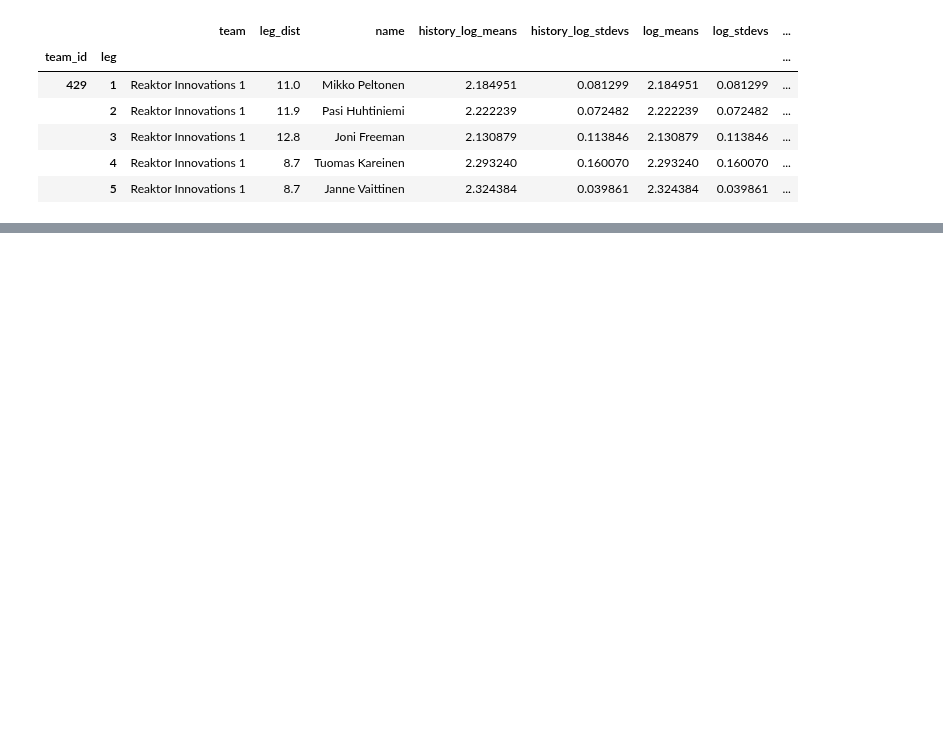
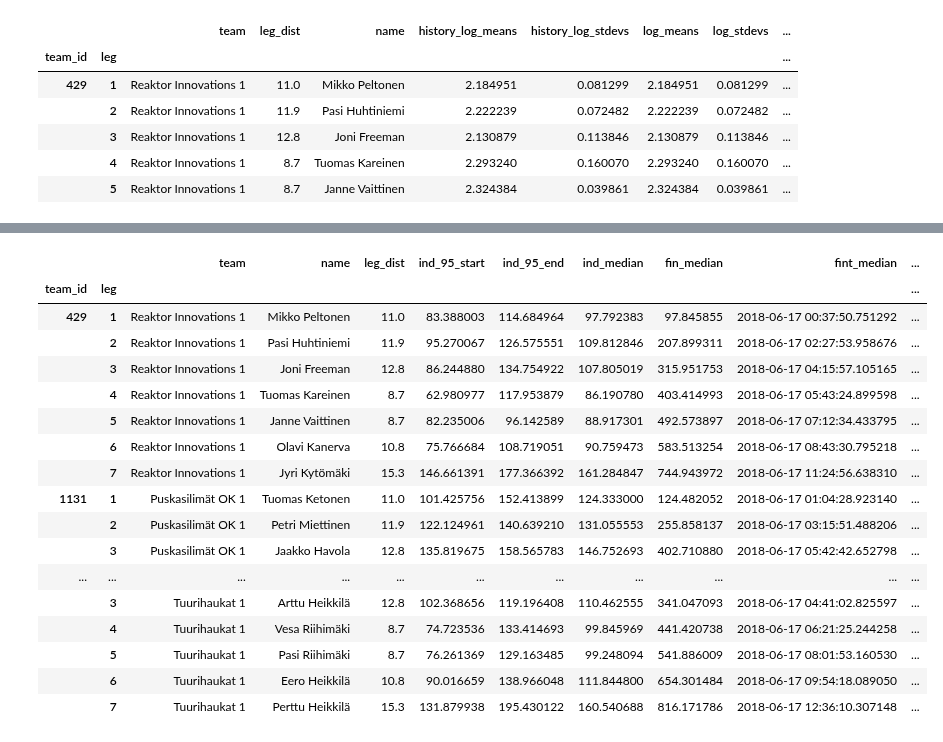
Before and after one commit to dins/jukola-xml-model, a Jupyter notebook: 2018-lognormal-estimates.ipynb, the cells around one changed output, grey strips where cells are left out. Cells and saved outputs as stored; diff of their text form; code cells hidden in the pictures; blank space fills up the shorter version.

```diff
--- a/2018-lognormal-estimates.ipynb
+++ b/2018-lognormal-estimates.ipynb
@@ -242,0 +273,30 @@ runner_estimates.to_csv('data/runner_estimates_ju2018.tsv', sep="\t")
+# %%
+runner_estimates[['team',
+ 'name',
+ 'leg_dist',
+ 'ind_95_start',
+ 'ind_95_end',
+ 'ind_median',
+ 'fin_median',
+ 'fint_median',
+ 'fint_start95',
+ 'fint_end95']]
+# %% [output]
+|  |  | team | name | leg_dist | ind_95_start | ind_95_end | ind_median | fin_median | fint_median | ... |
+| team_id | leg |  |  |  |  |  |  |  |  | ... |
+| 429 | 1 | Reaktor Innovations 1 | Mikko Peltonen | 11.0 | 83.388003 | 114.684964 | 97.792383 | 97.845855 | 2018-06-17 00:37:50.751292 | ... |
+|  | 2 | Reaktor Innovations 1 | Pasi Huhtiniemi | 11.9 | 95.270067 | 126.575551 | 109.812846 | 207.899311 | 2018-06-17 02:27:53.958676 | ... |
+|  | 3 | Reaktor Innovations 1 | Joni Freeman | 12.8 | 86.244880 | 134.754922 | 107.805019 | 315.951753 | 2018-06-17 04:15:57.105165 | ... |
+|  | 4 | Reaktor Innovations 1 | Tuomas Kareinen | 8.7 | 62.980977 | 117.953879 | 86.190780 | 403.414993 | 2018-06-17 05:43:24.899598 | ... |
+|  | 5 | Reaktor Innovations 1 | Janne Vaittinen | 8.7 | 82.235006 | 96.142589 | 88.917301 | 492.573897 | 2018-06-17 07:12:34.433795 | ... |
+|  | 6 | Reaktor Innovations 1 | Olavi Kanerva | 10.8 | 75.766684 | 108.719051 | 90.759473 | 583.513254 | 2018-06-17 08:43:30.795218 | ... |
+|  | 7 | Reaktor Innovations 1 | Jyri Kytömäki | 15.3 | 146.661391 | 177.366392 | 161.284847 | 744.943972 | 2018-06-17 11:24:56.638310 | ... |
+| 1131 | 1 | Puskasilimät OK 1 | Tuomas Ketonen | 11.0 | 101.425756 | 152.413899 | 124.333000 | 124.482052 | 2018-06-17 01:04:28.923140 | ... |
+|  | 2 | Puskasilimät OK 1 | Petri Miettinen | 11.9 | 122.124961 | 140.639210 | 131.055553 | 255.858137 | 2018-06-17 03:15:51.488206 | ... |
+|  | 3 | Puskasilimät OK 1 | Jaakko Havola | 12.8 | 135.819675 | 158.565783 | 146.752693 | 402.710880 | 2018-06-17 05:42:42.652798 | ... |
+| ... | ... | ... | ... | ... | ... | ... | ... | ... | ... | ... |
+|  | 3 | Tuurihaukat 1 | Arttu Heikkilä | 12.8 | 102.368656 | 119.196408 | 110.462555 | 341.047093 | 2018-06-17 04:41:02.825597 | ... |
+|  | 4 | Tuurihaukat 1 | Vesa Riihimäki | 8.7 | 74.723536 | 133.414693 | 99.845969 | 441.420738 | 2018-06-17 06:21:25.244258 | ... |
+|  | 5 | Tuurihaukat 1 | Pasi Riihimäki | 8.7 | 76.261369 | 129.163485 | 99.248094 | 541.886009 | 2018-06-17 08:01:53.160530 | ... |
+|  | 6 | Tuurihaukat 1 | Eero Heikkilä | 10.8 | 90.016659 | 138.966048 | 111.844800 | 654.301484 | 2018-06-17 09:54:18.089050 | ... |
+|  | 7 | Tuurihaukat 1 | Perttu Heikkilä | 15.3 | 131.879938 | 195.430122 | 160.540688 | 816.171786 | 2018-06-17 12:36:10.307148 | ... |
```
Also changed, not shown: parts of 7 cells of this notebook.
